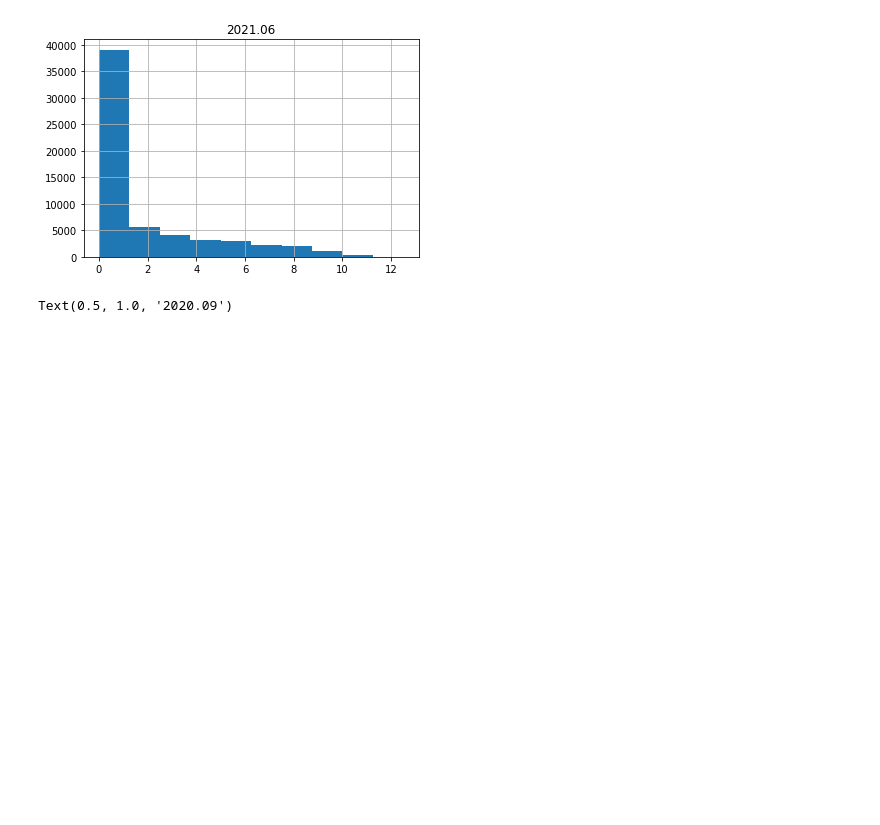
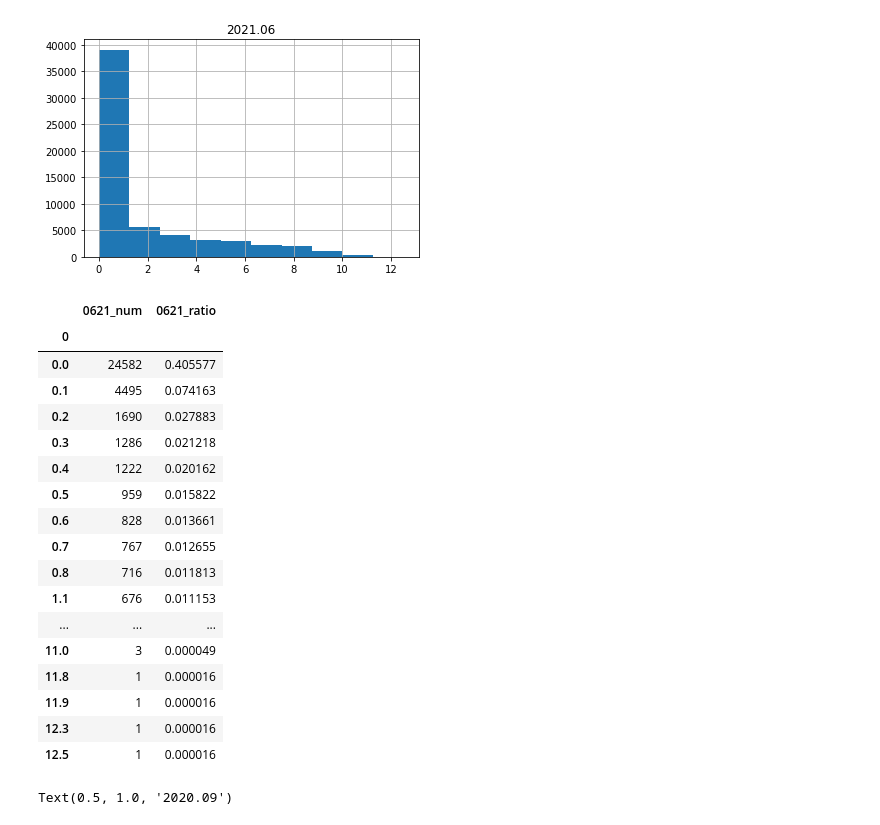
Before and after one commit to lala991204/Contest_weather, a Jupyter notebook: UV/NA_ratio/uv_ratio.ipynb, the cells around one changed output. Saved outputs shown, nothing was run; the diff lists cells and outputs as text; code cells hidden in the pictures; blank space fills up the shorter version.

```diff
--- a/UV/NA_ratio/uv_ratio.ipynb
+++ b/UV/NA_ratio/uv_ratio.ipynb
@@ -65,6 +112,37 @@ plt.title('2021.06')
 # %% [output]
 Text(0.5, 1.0, '2021.06')
 [figure]
+# %%
+dd = list(pd.read_csv(os.path.join(curr_dir+"\\data\\"+"\\outlier_train_val\\")+forders11[12+5])['uv'].values)
+
+# pd.set_option('display.max_rows', None)
+df = pd.DataFrame(dd)
+df_num = pd.DataFrame(df.value_counts())
+df_ratio = pd.DataFrame(df.value_counts()/len(df))
+df_0621 = pd.concat([df_num,df_ratio],axis=1)
+df_0621
+df_0621.columns=['0621_num','0621_ratio']
+df_0621.to_csv('0621_uv_range.csv')
+df_0621
+# %% [output]
+|  | 0621_num | 0621_ratio |
+| 0 |  |  |
+| 0.0 | 24582 | 0.405577 |
+| 0.1 | 4495 | 0.074163 |
+| 0.2 | 1690 | 0.027883 |
+| 0.3 | 1286 | 0.021218 |
+| 0.4 | 1222 | 0.020162 |
+| 0.5 | 959 | 0.015822 |
+| 0.6 | 828 | 0.013661 |
+| 0.7 | 767 | 0.012655 |
+| 0.8 | 716 | 0.011813 |
+| 1.1 | 676 | 0.011153 |
+| ... | ... | ... |
+| 11.0 | 3 | 0.000049 |
+| 11.8 | 1 | 0.000016 |
+| 11.9 | 1 | 0.000016 |
+| 12.3 | 1 | 0.000016 |
+| 12.5 | 1 | 0.000016 |
 # %%
 pd.read_csv(os.path.join(curr_dir+"\\data\\"+"\\outlier_train_val\\")+forders11[8])['uv'].hist()
 plt.title('2020.09')
```
Also changed, not shown: parts of 3 cells of this notebook.
